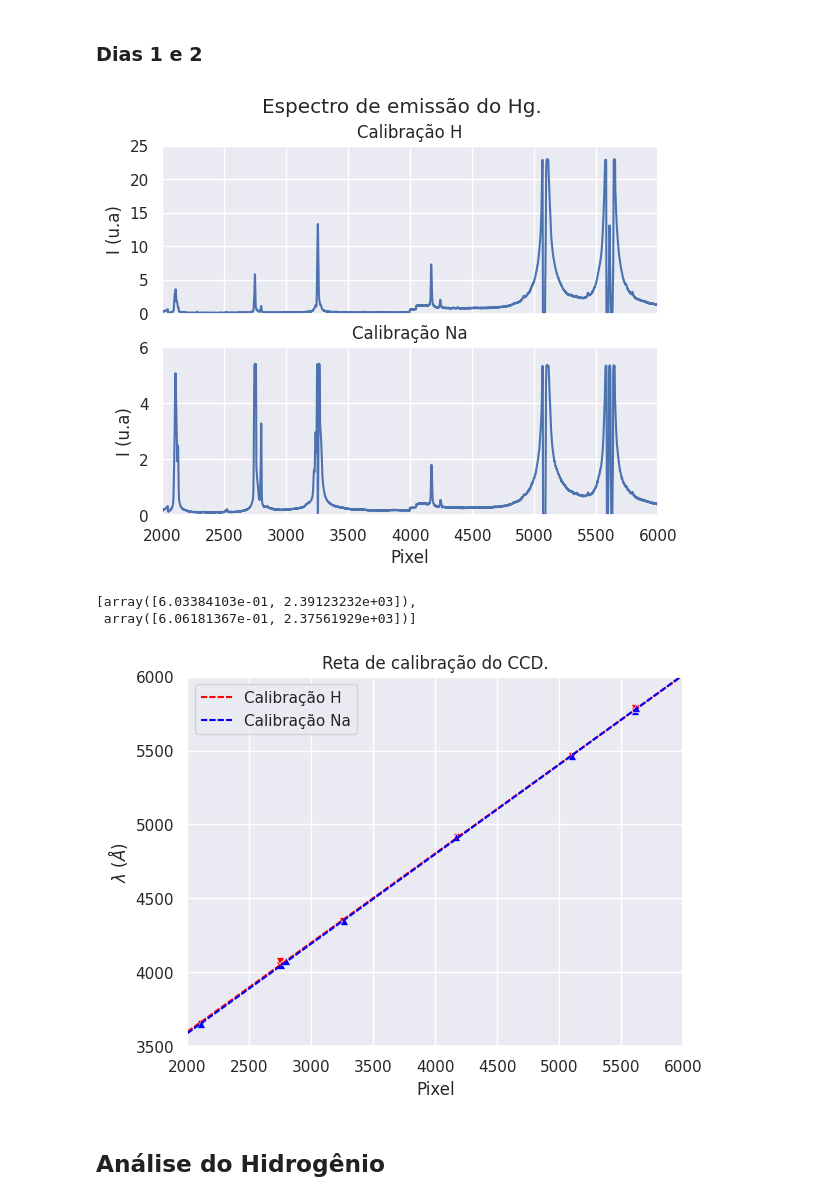
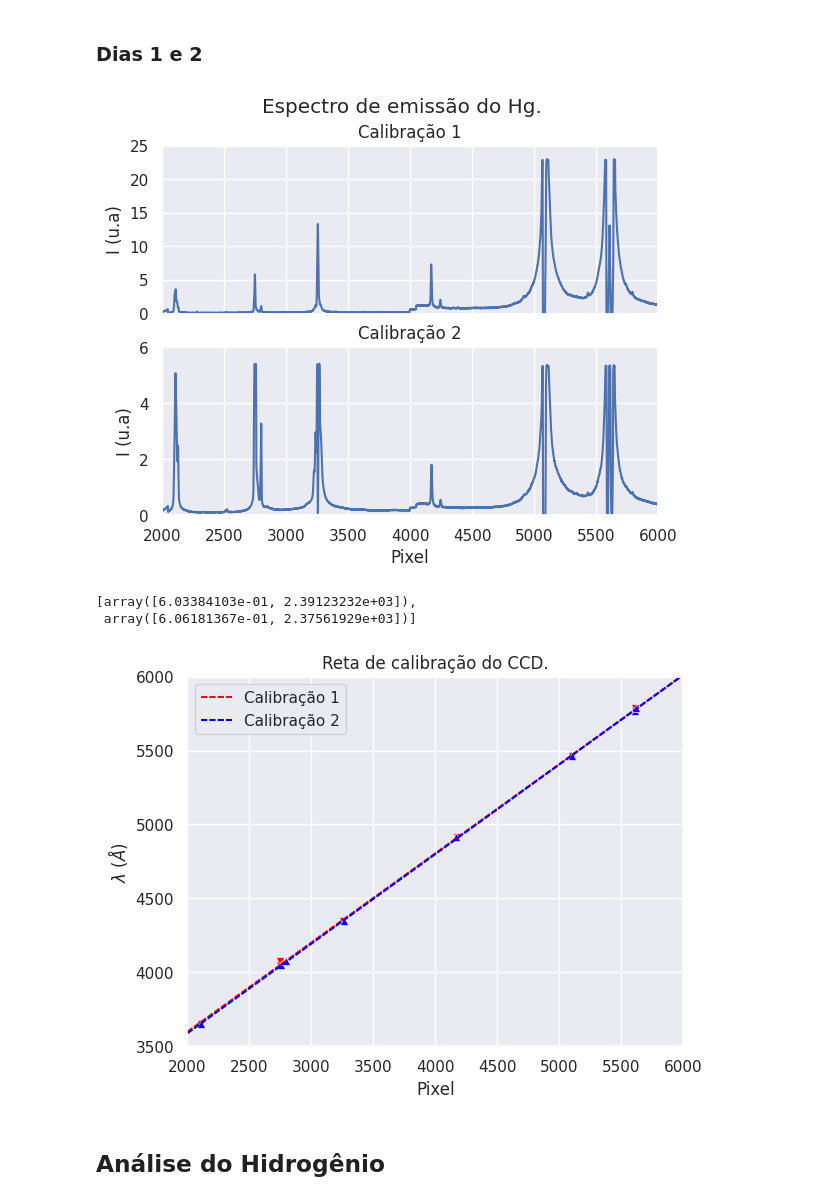
Before and after one commit to ivfreire/lab_5, a Jupyter notebook: 4 - Espectroscopia/analise2.ipynb, the cells around one changed output. Drawn from its saved outputs; the diff is of its cells as text; code cells hidden in the pictures.

```diff
--- a/4 - Espectroscopia/analise2.ipynb
+++ b/4 - Espectroscopia/analise2.ipynb
@@ -208,17 +208,17 @@ plt.show()
 # %%
 fig, axs = plt.subplots(2, sharex=True, gridspec_kw={  })
 plt.suptitle('Espectro de emissão do Hg.')
 
 sns.lineplot(x=hg_data[0][0], y=hg_data[0][1]/1E4, ax=axs[0])
 sns.lineplot(x=hg_data[1][0], y=hg_data[1][1]/1E4, ax=axs[1])
 
-axs[0].set(ylabel='I (u.a)', title='Calibração H', ylim=(0, 25))
-axs[1].set(ylabel='I (u.a)', xlabel='Pixel', xlim=(2000, 6000), ylim=(0, 6), title='Calibração Na')
+axs[0].set(ylabel='I (u.a)', title='Calibração 1', ylim=(0, 25))
+axs[1].set(ylabel='I (u.a)', xlabel='Pixel', xlim=(2000, 6000), ylim=(0, 6), title='Calibração 2')
 
 plt.savefig('plots/hg_spectrum.png', dpi=300, bbox_inches='tight')
 plt.show()
 # %% [output]
-[figure, old version]
+[figure, new version]
 # %%
 hg_fits
 # %% [output]
@@ -232,8 +232,8 @@ x = np.linspace(2000, 6000, 10)
 sns.scatterplot(x=hg_peaks[0]['Pixel'], y=hg_peaks[0]['Lambda (A)'], color='red', marker='v')
 sns.scatterplot(x=hg_peaks[1]['Pixel'], y=hg_peaks[1]['Lambda (A)'], color='blue', marker='^')
 
-sns.lineplot(x=x, y=linear(x, hg_fits[0][0], hg_fits[0][1]), color='red', label='Calibração H', dashes=(3,1))
-sns.lineplot(x=x, y=linear(x, hg_fits[1][0], hg_fits[1][1]), color='blue', label='Calibração Na', dashes=(3,1))
+sns.lineplot(x=x, y=linear(x, hg_fits[0][0], hg_fits[0][1]), color='red', label='Calibração 1', dashes=(3,1))
+sns.lineplot(x=x, y=linear(x, hg_fits[1][0], hg_fits[1][1]), color='blue', label='Calibração 2', dashes=(3,1))
 
 
 
@@ -246,7 +246,7 @@ plt.legend()
 plt.savefig('plots/hg_calibration.png', dpi=300, bbox_inches='tight')
 plt.show()
 # %% [output]
-[figure, old version]
+[figure, new version]
 # %% [markdown]
 ## Análise do Hidrogênio
 # %%
```
Also changed, not shown: parts of 19 cells of this notebook, 4 other files.
